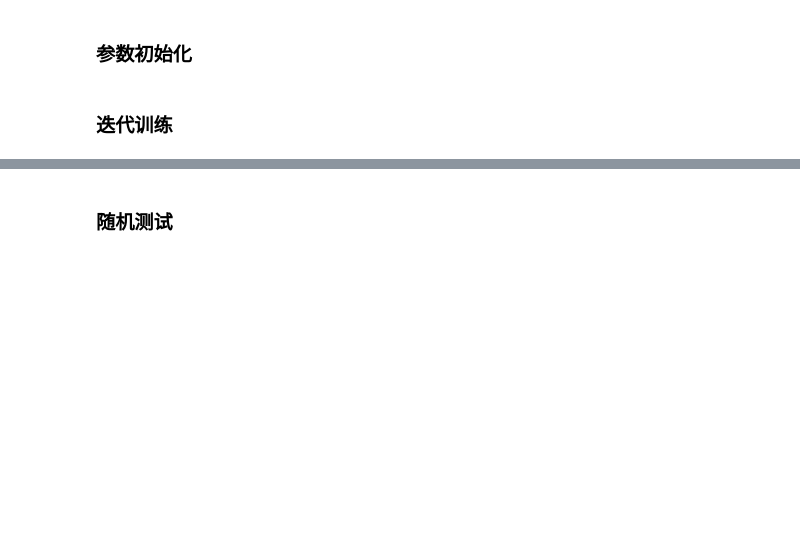
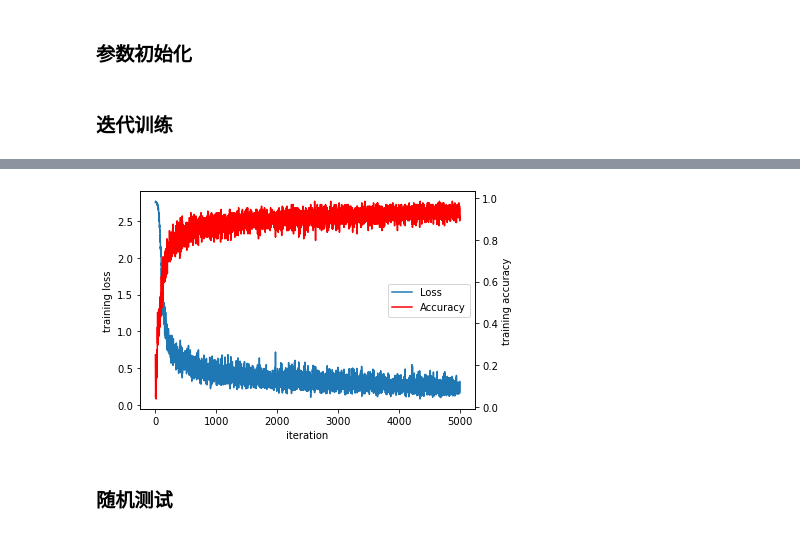
Before and after one commit to Fellno/DMA_Course_Works, a Jupyter notebook: NewsPredictorCNNTensor.ipynb, the cells around one changed output, grey strips where cells are left out. Cells and saved outputs as stored; diff of their text form; code cells hidden in the pictures; blank space fills up the shorter version.

```diff
--- a/NewsPredictorCNNTensor.ipynb
+++ b/NewsPredictorCNNTensor.ipynb
@@ -387,3 +391,21 @@ Step:5000 Loss:0.1789 Acc:0.9609 Train Speed:0.55 steps/sec
+# %%
+fig, ax1 = plt.subplots()
+ax2 = ax1.twinx()
+
+lns1 = ax1.plot(np.arange(train_steps), fig_loss, label="Loss")
+lns2 = ax2.plot(np.arange(train_steps), fig_accuracy, 'r', label="Accuracy")
+
+ax1.set_xlabel('iteration')
+ax1.set_ylabel('training loss')
+ax2.set_ylabel('training accuracy')
+
+lns = lns1 + lns2
+labels = ["Loss", "Accuracy"]
+
+plt.legend(lns, labels, loc=7)
+plt.show()
+# %% [output]
+[figure, added]
 # %% [markdown]
 ### 随机测试
 # %%
```
Also changed, not shown: parts of 12 cells of this notebook, 16 other files.
